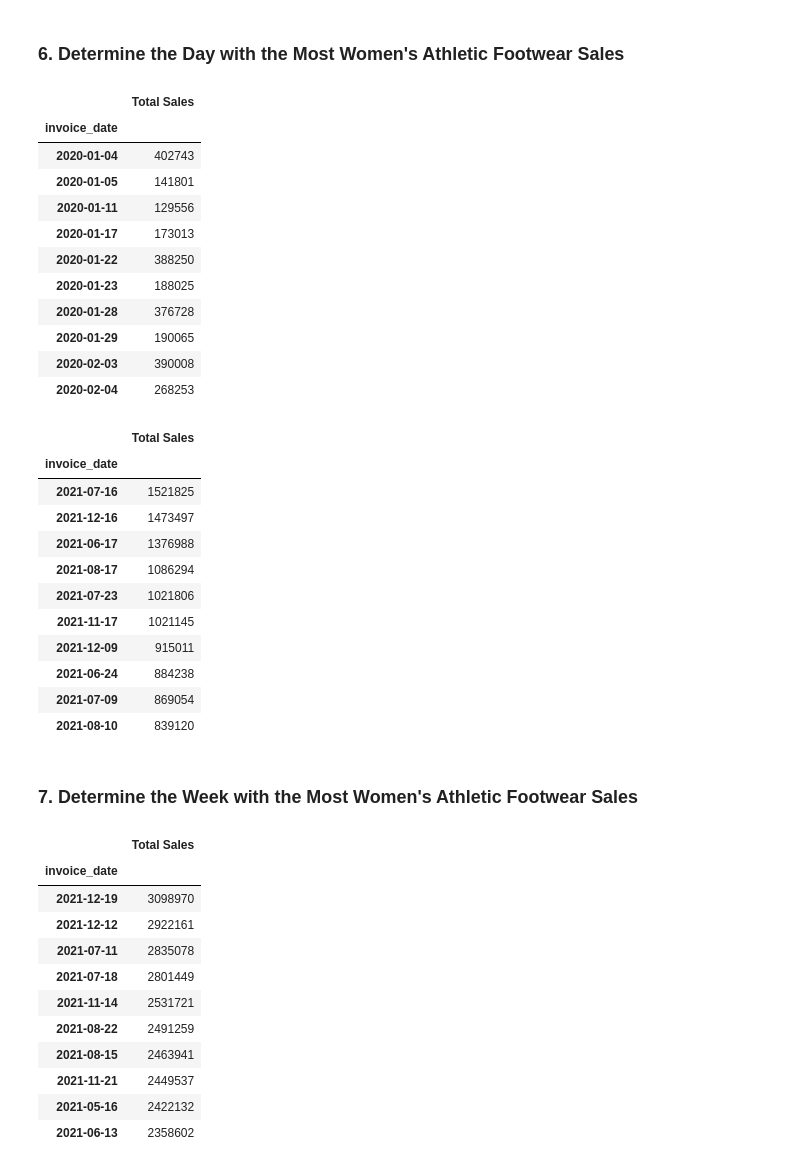
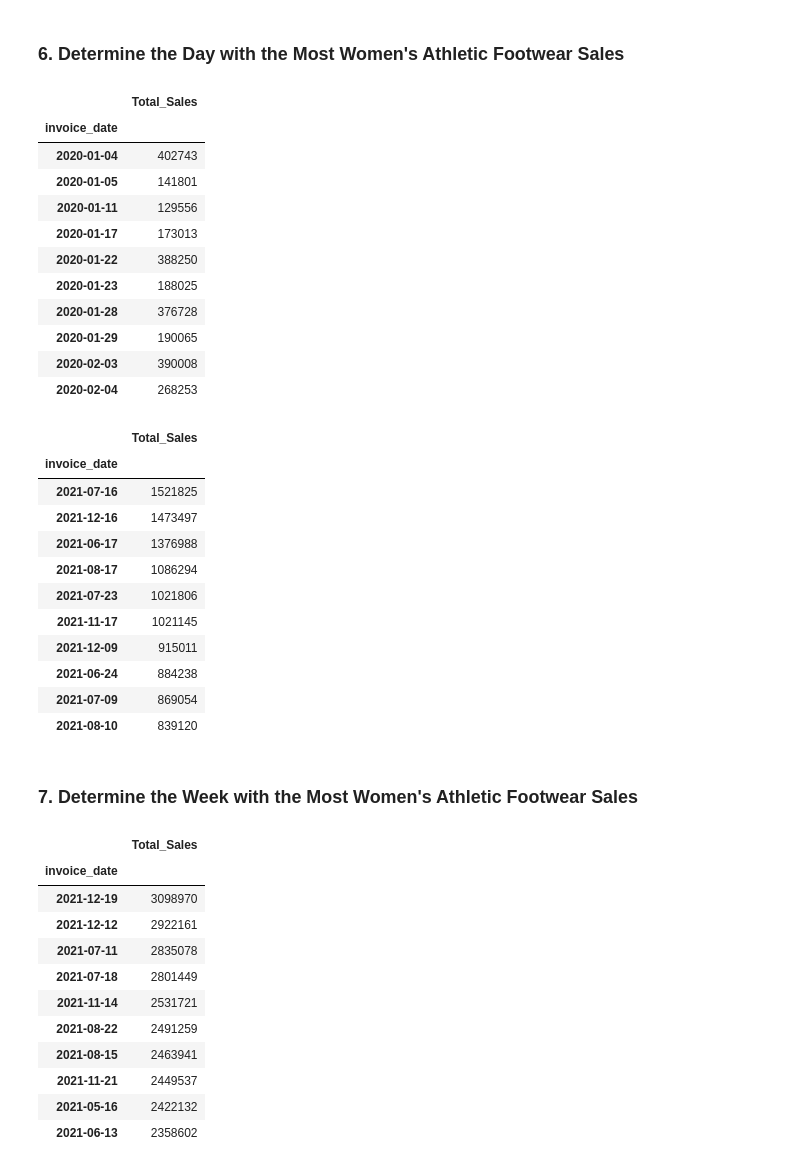
Before and after one commit to VR-BORRA/athletic_sales_analysis, a Jupyter notebook: athletic_sales_analysis.ipynb, the cells around one changed output. Cells and saved outputs as stored; diff of their text form; code cells hidden in the pictures.

```diff
--- a/athletic_sales_analysis.ipynb
+++ b/athletic_sales_analysis.ipynb
@@ -124,9 +152,7 @@ dtypes: float64(1), int64(4), object(7)
 memory usage: 904.2+ KB
 # %%
 # Convert the "invoice_date" to a datetime datatype
-sales_20_21["invoice_date"] = pd.to_datetime(
-    sales_20_21["invoice_date"], format="%YYYY%m%d"
-)
+sales_20_21["invoice_date"] = pd.to_datetime(sales_20_21["invoice_date"])
 sales_20_21
 # %% [output]
 |  | retailer | retailer_id | invoice_date | region | state | city | product | price_per_unit | units_sold | ... |
@@ -342,8 +344,19 @@ womans_athletic_fw_sales
 # Show the total number of women's athletic footwear sold for each retailer, region, state, and city.
 # Rename the "units_sold" column to "Womens_Footwear_Units_Sold"
 
+womans_athletic_fw_sales = sales_20_21.loc[
+    (sales_20_21["product"] == "Women's Athletic Footwear")
+]
+
+womans_athletic_sold = (
+    womans_athletic_fw_sales.groupby(["retailer", "region", "state", "city"]).apply(
+        lambda x: pd.Series({"Womens_Footwear_Units_Sold": x["units_sold"].sum()})
+    )
+).sort_values(by="Womens_Footwear_Units_Sold", ascending=False)
+
 
 # Show the top 5 results.
+womans_athletic_sold.head()
 # %% [output]
 |  |  |  |  | Womens_Footwear_Units_Sold |
 | retailer | region | state | city |  |
@@ -374,14 +379,22 @@ womans_athletic_fw_sales
 ### 6. Determine the Day with the Most Women's Athletic Footwear Sales
 # %%
 # Create a pivot table with the 'invoice_date' column is the index, and the "total_sales" as the values.
-
-
-# Optional: Rename the "total_sales" column to "Total Sales"
+pivot_tbl = (
+    pd.pivot_table(
+        womans_athletic_fw_sales,
+        index=["invoice_date"],
+        values=["total_sales"],
+        aggfunc=sum,
+    )
+    .sort_values("invoice_date")
+    .rename(columns={"total_sales": "Total_Sales"})
+)
 
 
 # Show the table.
+pivot_tbl.head(10)
 # %% [output]
-|  | Total Sales |
+|  | Total_Sales |
 | invoice_date |  |
 | 2020-01-04 | 402743 |
 | 2020-01-05 | 141801 |
@@ -395,11 +408,12 @@ womans_athletic_fw_sales
 | 2020-02-04 | 268253 |
 # %%
 # Resample the pivot table into daily bins, and get the total sales for each day.
-
+resample_tot_sales = pivot_tbl.resample("d").sum()
 
 # Sort the resampled pivot table in descending order on "Total Sales".
+resample_tot_sales.sort_values("Total_Sales", ascending=False).head(10)
 # %% [output]
-|  | Total Sales |
+|  | Total_Sales |
 | invoice_date |  |
 | 2021-07-16 | 1521825 |
 | 2021-12-16 | 1473497 |
@@ -415,11 +429,13 @@ womans_athletic_fw_sales
 ### 7.  Determine the Week with the Most Women's Athletic Footwear Sales
 # %%
 # Resample the pivot table into weekly bins, and get the total sales for each week.
+resample_tot_sales = pivot_tbl.resample("W").sum()
 
 
 # Sort the resampled pivot table in descending order on "Total Sales".
+resample_tot_sales.sort_values("Total_Sales", ascending=False).head(10)
 # %% [output]
-|  | Total Sales |
+|  | Total_Sales |
 | invoice_date |  |
 | 2021-12-19 | 3098970 |
 | 2021-12-12 | 2922161 |
```
Also changed, not shown: parts of 9 cells of this notebook.
